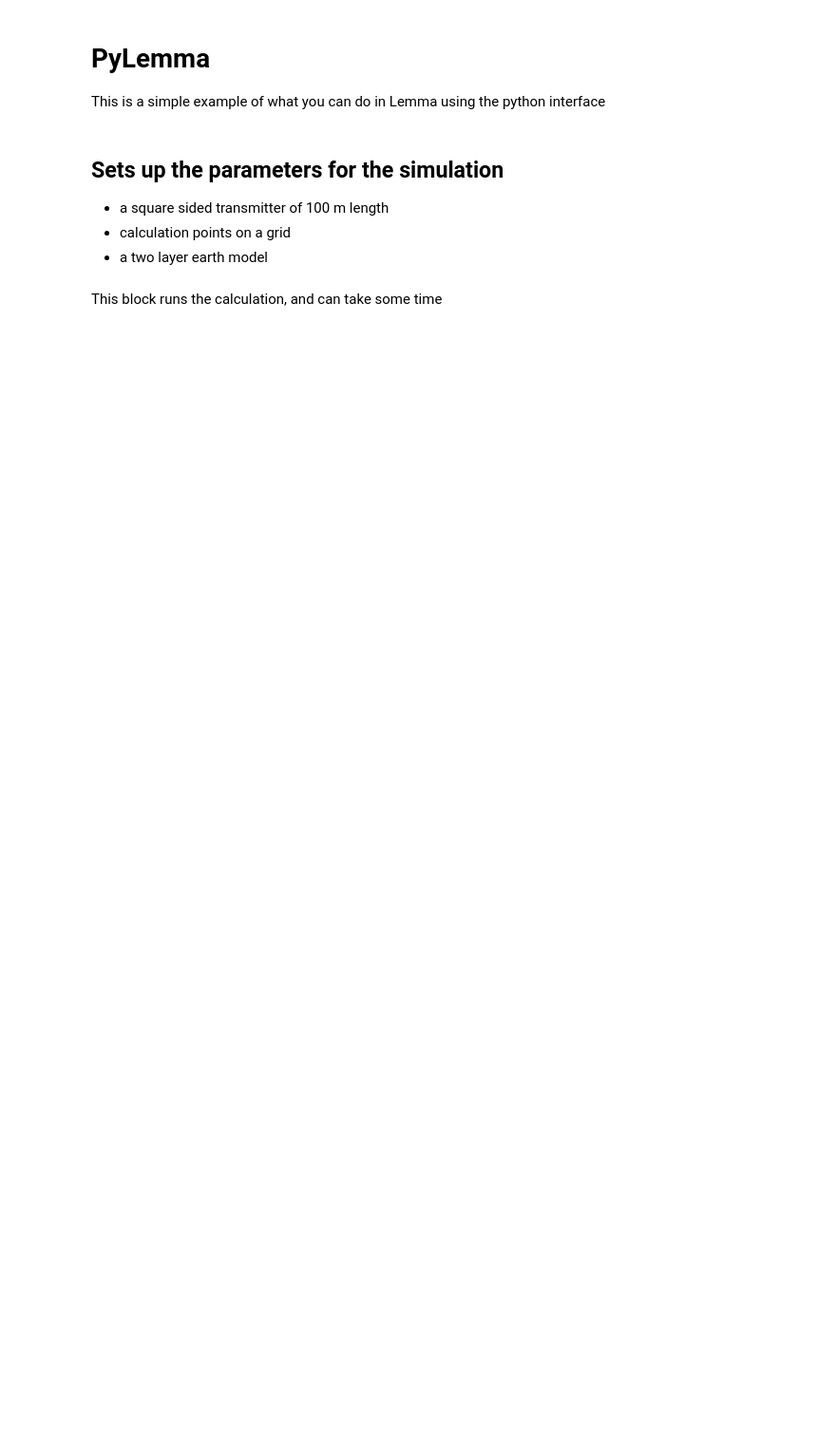
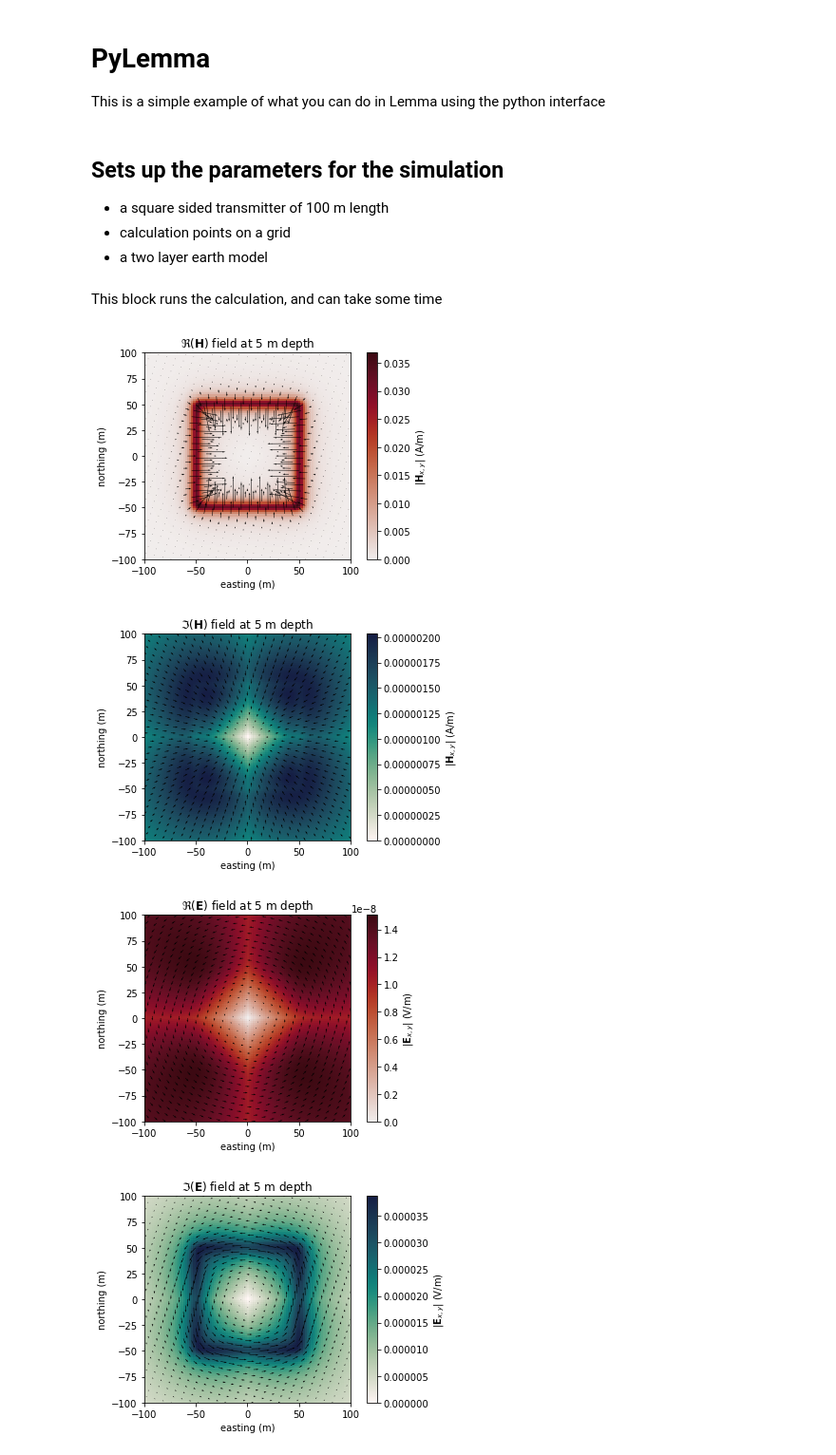
Before and after one commit to LemmaSoftware/pyLemma, a Jupyter notebook: demos/fdemloop.ipynb, the cells around one changed output. Shown at 95% size. Saved outputs shown, nothing was run; the diff lists cells and outputs as text; code cells hidden in the pictures; blank space fills up the shorter version.

Commit message:
better demo plots

```diff
--- a/demos/fdemloop.ipynb
+++ b/demos/fdemloop.ipynb
@@ -57,29 +66,69 @@ This block runs the calculation, and can take some time
 # %%
 Locs = points.GetLocations()
 Efield = points.GetEfield(0)
 Hfield = points.GetHfield(0)
 
-#print("Efield", np.shape(Efield))
-#print("Locs", np.shape(Locs))
-#print(Efield[0])
-
-#plt.plot(Locs[0], Efield[0])
+# stride sets how many quiver points to plot, this is how many indices are skipped in
+#        setting quiver points
 stride = 13
 
+# grid for plotting results
+X,Y = np.meshgrid( np.arange(ox, ox+dx*nx, dx), np.arange(oy, oy+dy*ny, dy) )
+
+# Real H
 fig = plt.figure()
 ax1 = fig.add_subplot(111,aspect='equal')
-X,Y = np.meshgrid( np.arange(ox, ox+dx*nx, dx), np.arange(oy, oy+dy*ny, dy) )
-im = ax1.pcolormesh( X, Y, np.reshape(np.abs(np.real(Hfield[0]))+np.abs(np.real(Hfield[1])), (nx, ny)), cmap='inferno' )
-#im = ax1.contourf( X, Y, np.reshape(np.abs(np.real(Hfield[0]))+np.abs(np.real(Hfield[1])), (nx, ny)), cmap='inferno' )
+im1 = ax1.pcolormesh( X, Y, np.reshape(np.abs(np.real(Hfield[0]))+np.abs(np.real(Hfield[1])), (nx, ny)), \
+                    cmap=cmocean.cm.amp )
+#ax1.quiver(Locs[0,0::stride], Locs[1,0::stride], symlog(np.real(Hfield[0,0::stride])), symlog(np.real(Hfield[1,0::stride])))
 ax1.quiver(Locs[0,0::stride], Locs[1,0::stride], np.real(Hfield[0,0::stride]), np.real(Hfield[1,0::stride]))
-cb = plt.colorbar(im)
+cb = plt.colorbar(im1)
 cb.ax.set_ylabel("$|\mathbf{H}_{x,y}|$ (A/m)")
 ax1.set_xlabel("easting (m)")
 ax1.set_ylabel("northing (m)")
-#plt.quiver(Locs[0], Locs[1], np.real(Efield[0]), np.real(Efield[1]))
-#ax1.quiver(Locs[0],Locs[1],np.imag(Efield[0]), np.imag(Efield[1]), color='blue')
+ax1.set_title("$\Re(\mathbf{H})$ field at " + str(oz) +  " m depth")
 
+# Imag H
+fig2 = plt.figure()
+ax2 = fig2.add_subplot(111,aspect='equal')
+im2 = ax2.pcolormesh( X, Y, np.reshape(np.abs(np.imag(Hfield[0]))+np.abs(np.imag(Hfield[1])), (nx, ny)), \
+                    cmap=cmocean.cm.tempo )
+ax2.quiver(Locs[0,0::stride], Locs[1,0::stride], np.imag(Hfield[0,0::stride]), np.imag(Hfield[1,0::stride]))
+cb2 = plt.colorbar(im2)
+cb2.ax.set_ylabel("$|\mathbf{H}_{x,y}|$ (A/m)")
+ax2.set_xlabel("easting (m)")
+ax2.set_ylabel("northing (m)")
+ax2.set_title("$\Im(\mathbf{H})$ field at " + str(oz) +  " m depth")
+
+# Real E
+fig = plt.figure()
+ax1 = fig.add_subplot(111,aspect='equal')
+im1 = ax1.pcolormesh( X, Y, np.reshape(np.abs(np.real(Efield[0]))+np.abs(np.real(Efield[1])), (nx, ny)), \
+                    cmap=cmocean.cm.amp )
+ax1.quiver(Locs[0,0::stride], Locs[1,0::stride], np.real(Efield[0,0::stride]), np.real(Efield[1,0::stride]))
+cb = plt.colorbar(im1)
+cb.ax.set_ylabel("$|\mathbf{E}_{x,y}|$ (V/m)")
+ax1.set_xlabel("easting (m)")
+ax1.set_ylabel("northing (m)")
+ax1.set_title("$\Re(\mathbf{E})$ field at " + str(oz) +  " m depth")
+
+# Imag E
+fig2 = plt.figure()
+ax2 = fig2.add_subplot(111,aspect='equal')
+im2 = ax2.pcolormesh( X, Y, np.reshape(np.abs(np.imag(Efield[0]))+np.abs(np.imag(Efield[1])), (nx, ny)), \
+                    cmap=cmocean.cm.tempo )
+ax2.quiver(Locs[0,0::stride], Locs[1,0::stride], np.imag(Efield[0,0::stride]), np.imag(Efield[1,0::stride]))
+cb2 = plt.colorbar(im2)
+cb2.ax.set_ylabel("$|\mathbf{E}_{x,y}|$ (V/m)")
+ax2.set_xlabel("easting (m)")
+ax2.set_ylabel("northing (m)")
+ax2.set_title("$\Im(\mathbf{E})$ field at " + str(oz) +  " m depth")
 
 plt.show()
 
 #help(FDEM1D.EMEarth1D)
+# %% [output]
+[figure, added]
+[figure, added]
+[figure, added]
+[figure, added]
```
Also changed, not shown: parts of 3 cells of this notebook.
